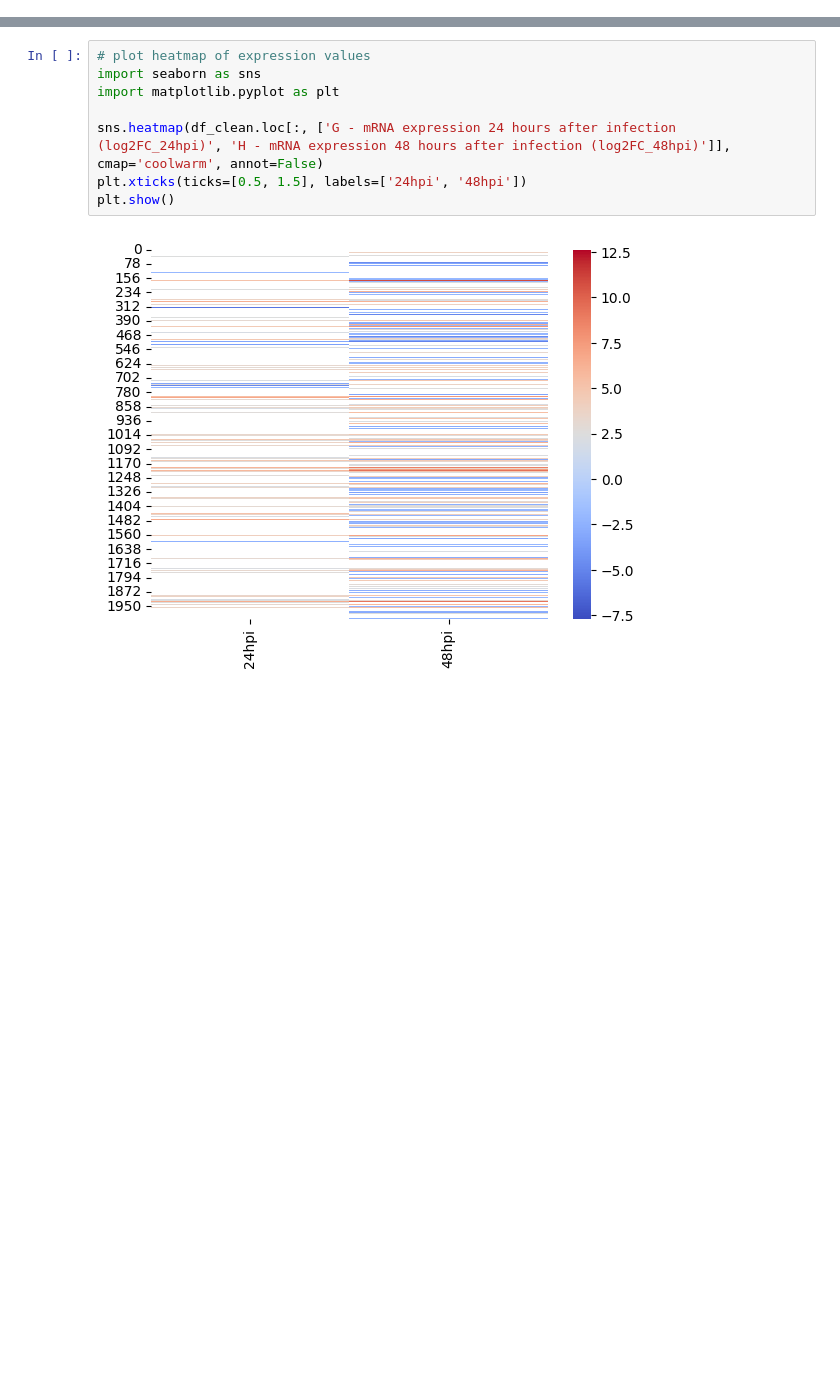
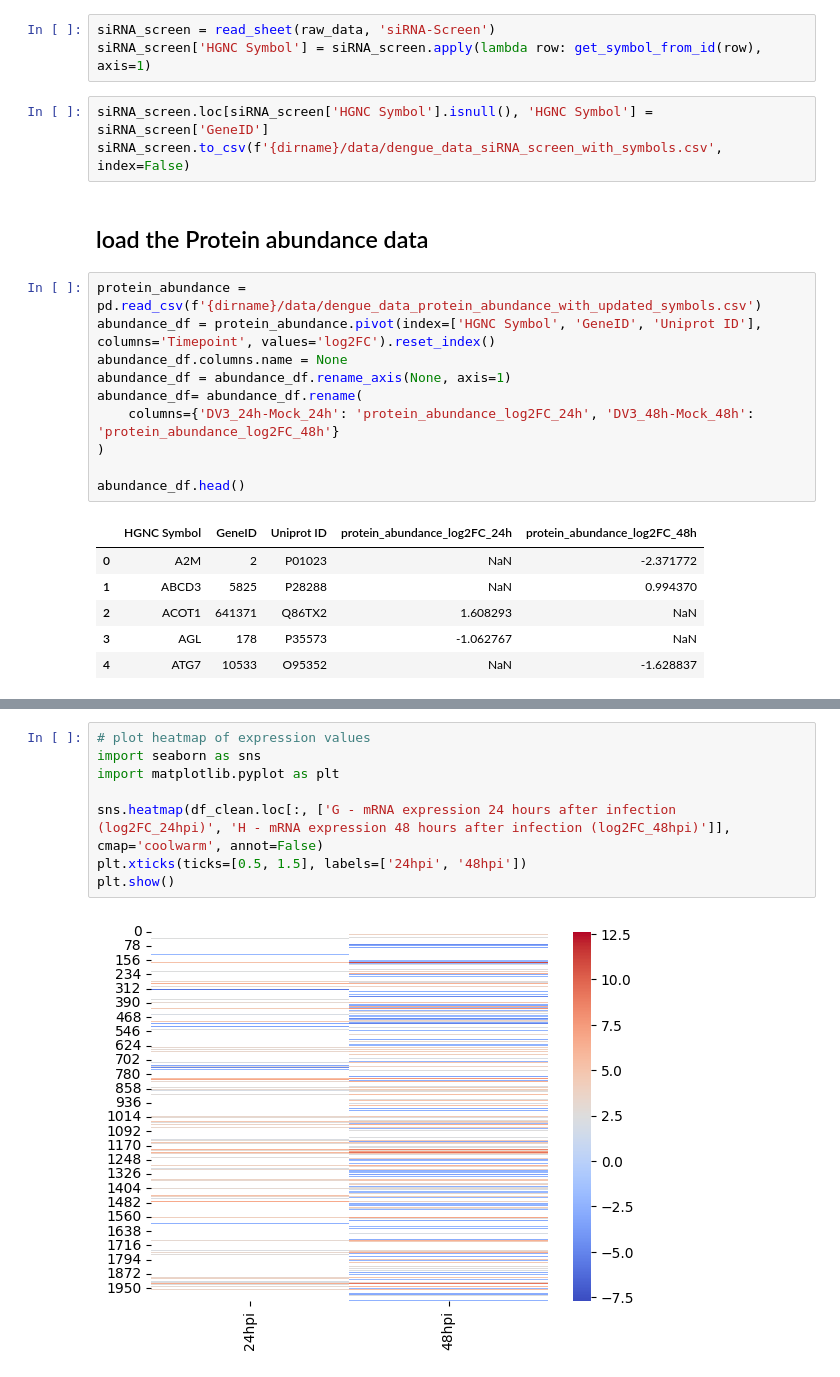
Before and after one commit to idekerlab/agent_evaluation, a Jupyter notebook: notebooks/dengue_data_processing.ipynb, the cells around one changed output, grey strips where cells are left out. Drawn from its saved outputs; the diff is of its cells as text; blank space fills up the shorter version.

```diff
--- a/notebooks/dengue_data_processing.ipynb
+++ b/notebooks/dengue_data_processing.ipynb
@@ -4,0 +93,25 @@ from scipy.stats import ttest_ind
+# %%
+siRNA_screen = read_sheet(raw_data, 'siRNA-Screen')
+siRNA_screen['HGNC Symbol'] = siRNA_screen.apply(lambda row: get_symbol_from_id(row), axis=1)
+# %%
+siRNA_screen.loc[siRNA_screen['HGNC Symbol'].isnull(), 'HGNC Symbol'] = siRNA_screen['GeneID']
+siRNA_screen.to_csv(f'{dirname}/data/dengue_data_siRNA_screen_with_symbols.csv', index=False)
+# %% [markdown]
+## load the Protein abundance data
+# %%
+protein_abundance = pd.read_csv(f'{dirname}/data/dengue_data_protein_abundance_with_updated_symbols.csv')
+abundance_df = protein_abundance.pivot(index=['HGNC Symbol', 'GeneID', 'Uniprot ID'], columns='Timepoint', values='log2FC').reset_index()
+abundance_df.columns.name = None
+abundance_df = abundance_df.rename_axis(None, axis=1)
+abundance_df= abundance_df.rename(
+    columns={'DV3_24h-Mock_24h': 'protein_abundance_log2FC_24h', 'DV3_48h-Mock_48h': 'protein_abundance_log2FC_48h'}
+)
+
+abundance_df.head()
+# %% [output]
+|  | HGNC Symbol | GeneID | Uniprot ID | protein_abundance_log2FC_24h | protein_abundance_log2FC_48h |
+| 0 | A2M | 2 | P01023 | NaN | -2.371772 |
+| 1 | ABCD3 | 5825 | P28288 | NaN | 0.994370 |
+| 2 | ACOT1 | 641371 | Q86TX2 | 1.608293 | NaN |
+| 3 | AGL | 178 | P35573 | -1.062767 | NaN |
+| 4 | ATG7 | 10533 | O95352 | NaN | -1.628837 |
```
Also changed, not shown: parts of 13 cells of this notebook, 55 other files.
